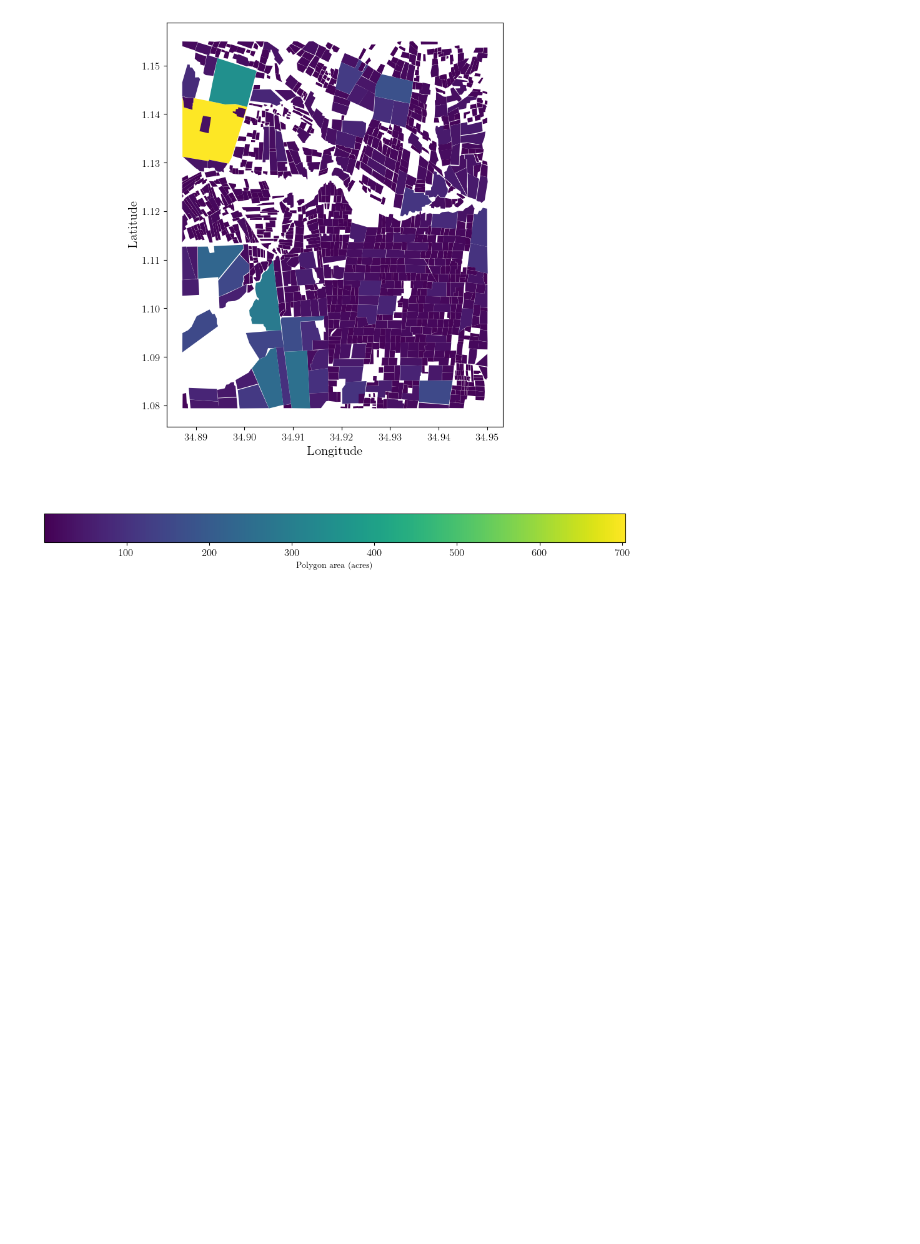
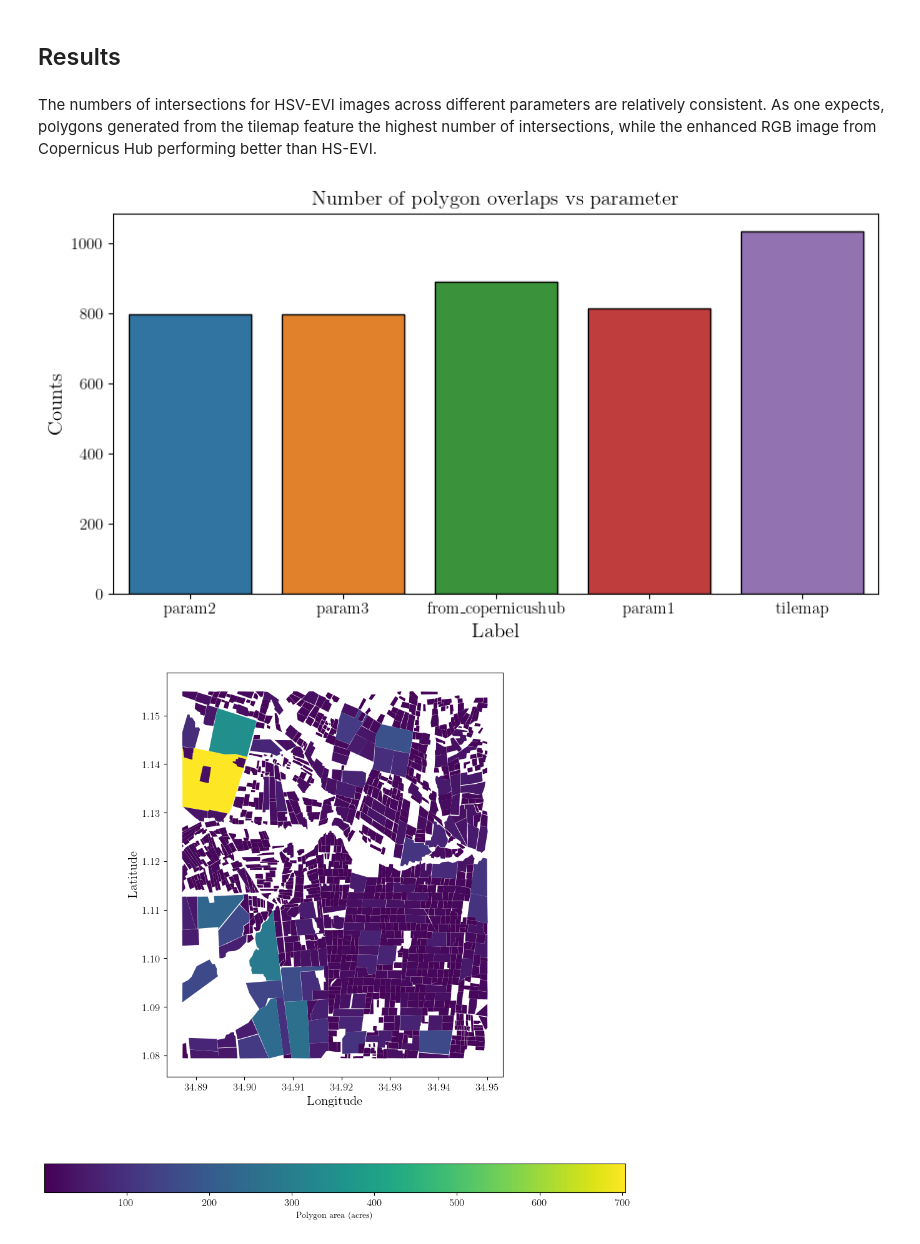
Before and after one commit to RM503/DataKind_Geospatial, a Jupyter notebook: samgeo_experiments/processing.ipynb, the cells around one changed output. Saved outputs shown, nothing was run; the diff lists cells and outputs as text; code cells hidden in the pictures; blank space fills up the shorter version.

Commit message:
samgeo validation round 1 finished

```diff
--- a/samgeo_experiments/processing.ipynb
+++ b/samgeo_experiments/processing.ipynb
@@ -22,6 +38,5 @@ gdf_predefined = gpd.read_file(
     'ground_truths/predefined_polygons.gpkg'
 )
 
-gdf_generated = gpd.read_file(
-    'validation/patch_1_delineation.gpkg'
-)
+# Get list of .gpkg files
+gdf_generated_list = glob.glob('validation/**/*.gpkg', recursive=True)
@@ -182,0 +256,4 @@ gdf_generated = modify_polygons(gdf_generated, 'Generated')
+# %%
+gdf_combined = gdf_combined(gdf_predefined, gdf_generated_list)
+
+gdf_combined.head()
@@ -183,3 +271,18 @@ gdf_generated = modify_polygons(gdf_generated, 'Generated')
+# %% [markdown]
+## Results
+# %% [markdown]
+The numbers of intersections for HSV-EVI images across different parameters are relatively consistent. As one expects, polygons generated from the tilemap feature the highest number of intersections, while the enhanced RGB image from Copernicus Hub performing better than HS-EVI.
+# %%
+plt.figure(figsize=(10, 5))
+sns.countplot(gdf_combined, x='label', hue='label', edgecolor='k')
+
+plt.xlabel('Label', fontsize=15)
+plt.ylabel('Counts', fontsize=15)
+plt.title('Number of polygon overlaps vs parameter', fontsize=15)
+
+plt.show()
+# %% [output]
+[figure, added]
 # %%
 fig, ax = plt.subplots(figsize=(12, 12))
 
```
Also changed, not shown: parts of 13 cells of this notebook, 56 other files.
